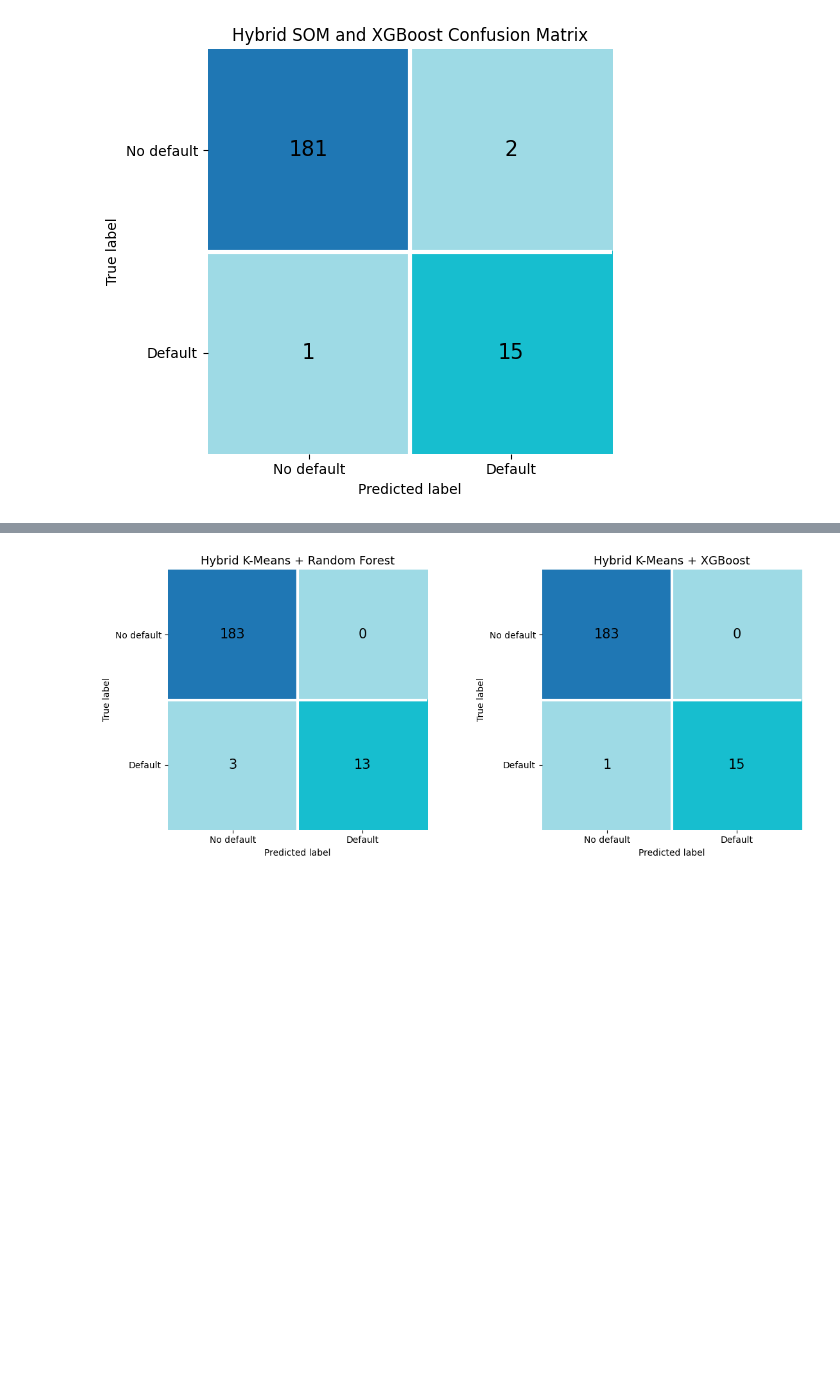
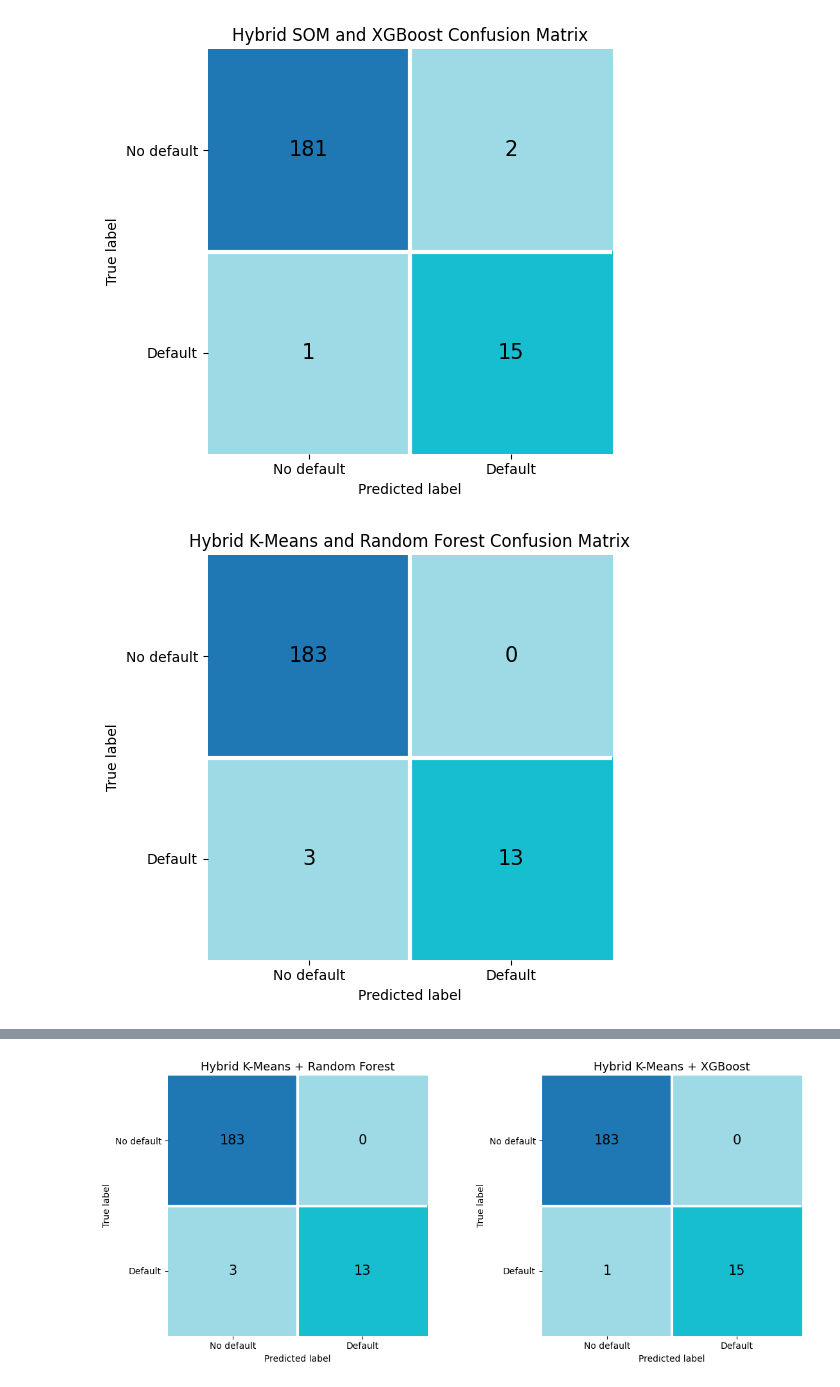
Before and after one commit to IsmailZei/Credit-Risk-Models-in-BNPL, a Jupyter notebook: Plots.ipynb, the cells around one changed output, grey strips where cells are left out. Drawn from its saved outputs; the diff is of its cells as text; code cells hidden in the pictures; blank space fills up the shorter version.

```diff
--- a/Plots.ipynb
+++ b/Plots.ipynb
@@ -504,3 +545,30 @@ plt.tight_layout()
 plt.show()
 # %% [output]
 [figure]
+# %%
+
+
+# Raw counts
+cm_rf = np.array(KMeans_RF_results["confusion_matrix"])
+disp = ConfusionMatrixDisplay(confusion_matrix=cm_rf, display_labels=['No default', 'Default'])
+
+# Plot with custom settings
+fig, ax = plt.subplots(figsize=(6, 5))
+disp.plot(values_format='d', cmap='tab20_r', ax=ax, colorbar=0)
+
+# Make the numbers bigger
+for text in disp.text_.ravel():   # text_ stores the annotation objects
+    text.set_fontsize(15)
+    text.set_color('black')  # Set text color to black for better visibility
+n_classes = cm.shape[0]
+for i in range(1, n_classes):
+    ax.axhline(i - 0.5, color='white', linewidth=3)  # horizontal line
+    ax.axvline(i - 0.5, color='white', linewidth=3)  # vertical line
+for spine in ax.spines.values():
+    spine.set_visible(False)
+plt.title('Hybrid K-Means and Random Forest Confusion Matrix')
+plt.savefig("Plots/Confusion Matricies/Kmean+RF_cm.png")
+plt.tight_layout()
+plt.show()
+# %% [output]
+[figure, added]
```
Also changed, not shown: parts of 2 cells of this notebook, 5 other files.
